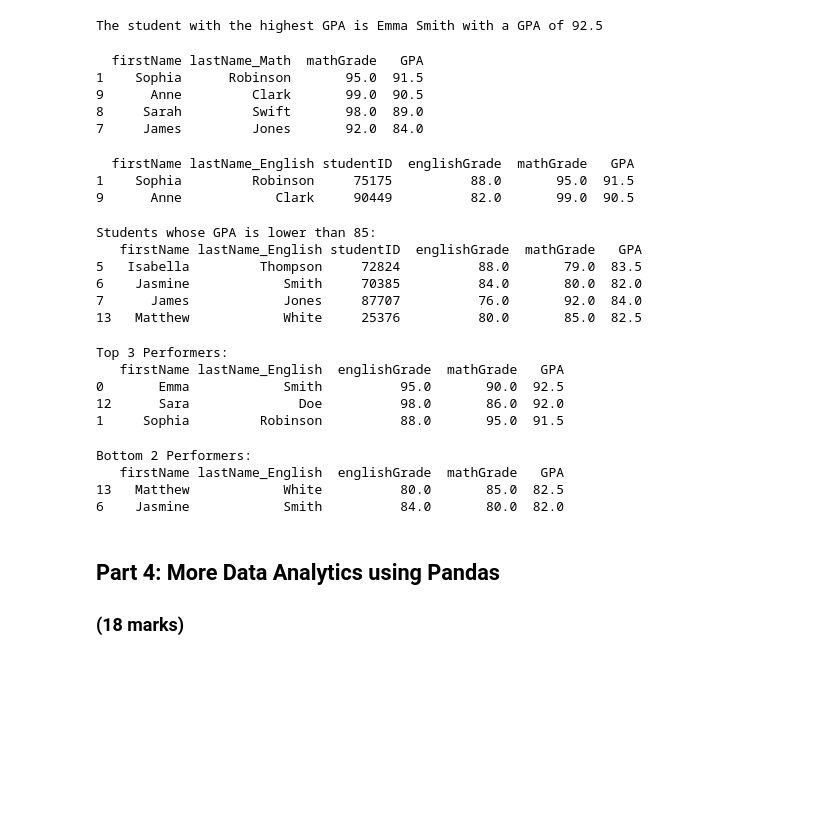
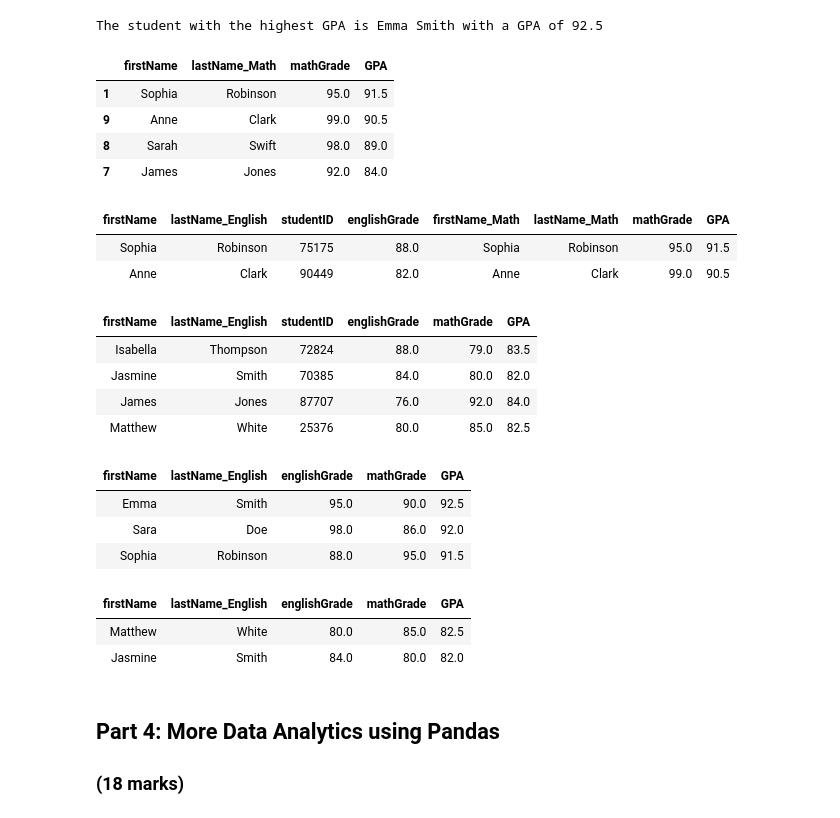
Before and after one commit to prabjotsanghera/ENGG680_2025_Fall, a Jupyter notebook: Lab_Assignment1/StudentGradeManagementSystem.ipynb, the cells around one changed output. Cells and saved outputs as stored; diff of their text form; code cells hidden in the pictures; blank space fills up the shorter version.

```diff
--- a/Lab_Assignment1/StudentGradeManagementSystem.ipynb
+++ b/Lab_Assignment1/StudentGradeManagementSystem.ipynb
@@ -236,8 +237,9 @@ import pandas as pd
 # %%
 # Load the student grade CSV files into DataFrames using the defined variables
 # (1 marks)
-df_english = pd.read_csv('/content/ENGG680_2025_Fall/Lab_Assignment1/studentGrades_English.csv')
-df_math = pd.read_csv('/content/ENGG680_2025_Fall/Lab_Assignment1/studentGrades_Math.csv')
+
+df_english = pd.read_csv('/content/studentGrades_English.csv')
+df_math = pd.read_csv('//content/studentGrades_Math.csv')
 # %%
 # Print the first 5 rows of df_english using the .head method
 df_english.head()
@@ -403,15 +419,18 @@ print(f"The student with the highest GPA is {top_student['firstName']} {top_stud
 The student with the highest GPA is Emma Smith with a GPA of 92.5
 # %%
 # We can use logical expressions to filter and print data. For example, let's print the students with math grades higher than 90:
+
 # Filtering and printing students with math grades higher than 90
 df_mathGrade_over90 = df_studentsGPASorted[df_studentsGPASorted['mathGrade'] > 90]
-print(df_mathGrade_over90[['firstName', 'lastName_Math', 'mathGrade', 'GPA']])
+
+from IPython.display import HTML
+HTML(df_studentsGPASorted[df_studentsGPASorted['mathGrade'] > 90][['firstName', 'lastName_Math', 'mathGrade', 'GPA']].to_html())
 # %% [output]
-  firstName lastName_Math  mathGrade   GPA
-1    Sophia      Robinson       95.0  91.5
-9      Anne         Clark       99.0  90.5
-8     Sarah         Swift       98.0  89.0
-7     James         Jones       92.0  84.0
+|  | firstName | lastName_Math | mathGrade | GPA |
+| 1 | Sophia | Robinson | 95.0 | 91.5 |
+| 9 | Anne | Clark | 99.0 | 90.5 |
+| 8 | Sarah | Swift | 98.0 | 89.0 |
+| 7 | James | Jones | 92.0 | 84.0 |
 # %%
 # Use logical expressions, and print the students with math grades higher than 90, english grades higher than 80, and GPA greater than 85
 from IPython.display import display, HTML
@@ -422,49 +441,46 @@ df_beststudents = df_studentsGPASorted[
     (df_studentsGPASorted['englishGrade'] > 80) &
     (df_studentsGPASorted['GPA'] > 85)
 ]
-# Display clean table
-print(df_beststudents[['firstName', 'lastName_English', 'studentID', 'englishGrade', 'mathGrade', 'GPA']])
+
+display(HTML(df_beststudents.to_html(index=False)))
 # %% [output]
-  firstName lastName_English studentID  englishGrade  mathGrade   GPA
-1    Sophia         Robinson     75175          88.0       95.0  91.5
-9      Anne            Clark     90449          82.0       99.0  90.5
+| firstName | lastName_English | studentID | englishGrade | firstName_Math | lastName_Math | mathGrade | GPA |
+| Sophia | Robinson | 75175 | 88.0 | Sophia | Robinson | 95.0 | 91.5 |
+| Anne | Clark | 90449 | 82.0 | Anne | Clark | 99.0 | 90.5 |
 # %%
 # Now print the students whos GPA are lower than 85
 # (2 marks)
+
 # Filtering and printing students with GPA lower than 85
 df_lowGPA = df_studentGrades[df_studentGrades['GPA'] < 85]
-print("Students whose GPA is lower than 85:")
-print(df_lowGPA[['firstName', 'lastName_English', 'studentID', 'englishGrade', 'mathGrade', 'GPA']])
+display(HTML(df_lowGPA[['firstName', 'lastName_English', 'studentID', 'englishGrade', 'mathGrade', 'GPA']].to_html(index=False)))
 # %% [output]
-Students whose GPA is lower than 85:
-   firstName lastName_English studentID  englishGrade  mathGrade   GPA
-5   Isabella         Thompson     72824          88.0       79.0  83.5
-6    Jasmine            Smith     70385          84.0       80.0  82.0
-7      James            Jones     87707          76.0       92.0  84.0
-13   Matthew            White     25376          80.0       85.0  82.5
+| firstName | lastName_English | studentID | englishGrade | mathGrade | GPA |
+| Isabella | Thompson | 72824 | 88.0 | 79.0 | 83.5 |
+| Jasmine | Smith | 70385 | 84.0 | 80.0 | 82.0 |
+| James | Jones | 87707 | 76.0 | 92.0 | 84.0 |
+| Matthew | White | 25376 | 80.0 | 85.0 | 82.5 |
 # %%
 # Print the Top 3 Performers (highest GPA)
+
 # Top 3 performers (highest GPA)
 top3 = df_studentsGPASorted.nlargest(3, 'GPA')
-print("\nTop 3 Performers:")
-print(top3[['firstName', 'lastName_English', 'englishGrade', 'mathGrade', 'GPA']])
+display(HTML(top3[['firstName', 'lastName_English', 'englishGrade', 'mathGrade', 'GPA']].to_html(index=False)))
 # %% [output]
-Top 3 Performers:
-   firstName lastName_English  englishGrade  mathGrade   GPA
-0       Emma            Smith          95.0       90.0  92.5
-12      Sara              Doe          98.0       86.0  92.0
-1     Sophia         Robinson          88.0       95.0  91.5
+| firstName | lastName_English | englishGrade | mathGrade | GPA |
+| Emma | Smith | 95.0 | 90.0 | 92.5 |
+| Sara | Doe | 98.0 | 86.0 | 92.0 |
+| Sophia | Robinson | 88.0 | 95.0 | 91.5 |
 # %%
 # Print the Bottom 2 Performers (lowest GPA)
-## Print the Bottom 2 Performers (lowest GPA)
+
+# Bottom 2 Performers (lowest GPA)
 bottom_2_students = df_studentsGPASorted.tail(2)
-print("\nBottom 2 Performers:")
-print(bottom_2_students[['firstName', 'lastName_English', 'englishGrade', 'mathGrade', 'GPA']])
+display(HTML(bottom_2_students[['firstName', 'lastName_English', 'englishGrade', 'mathGrade', 'GPA']].to_html(index=False)))
 # %% [output]
-Bottom 2 Performers:
-   firstName lastName_English  englishGrade  mathGrade   GPA
-13   Matthew            White          80.0       85.0  82.5
-6    Jasmine            Smith          84.0       80.0  82.0
+| firstName | lastName_English | englishGrade | mathGrade | GPA |
+| Matthew | White | 80.0 | 85.0 | 82.5 |
+| Jasmine | Smith | 84.0 | 80.0 | 82.0 |
 # %% [markdown]
 ## Part 4: More Data Analytics using Pandas
 ### (18 marks)
```
Also changed, not shown: parts of 13 cells of this notebook.
